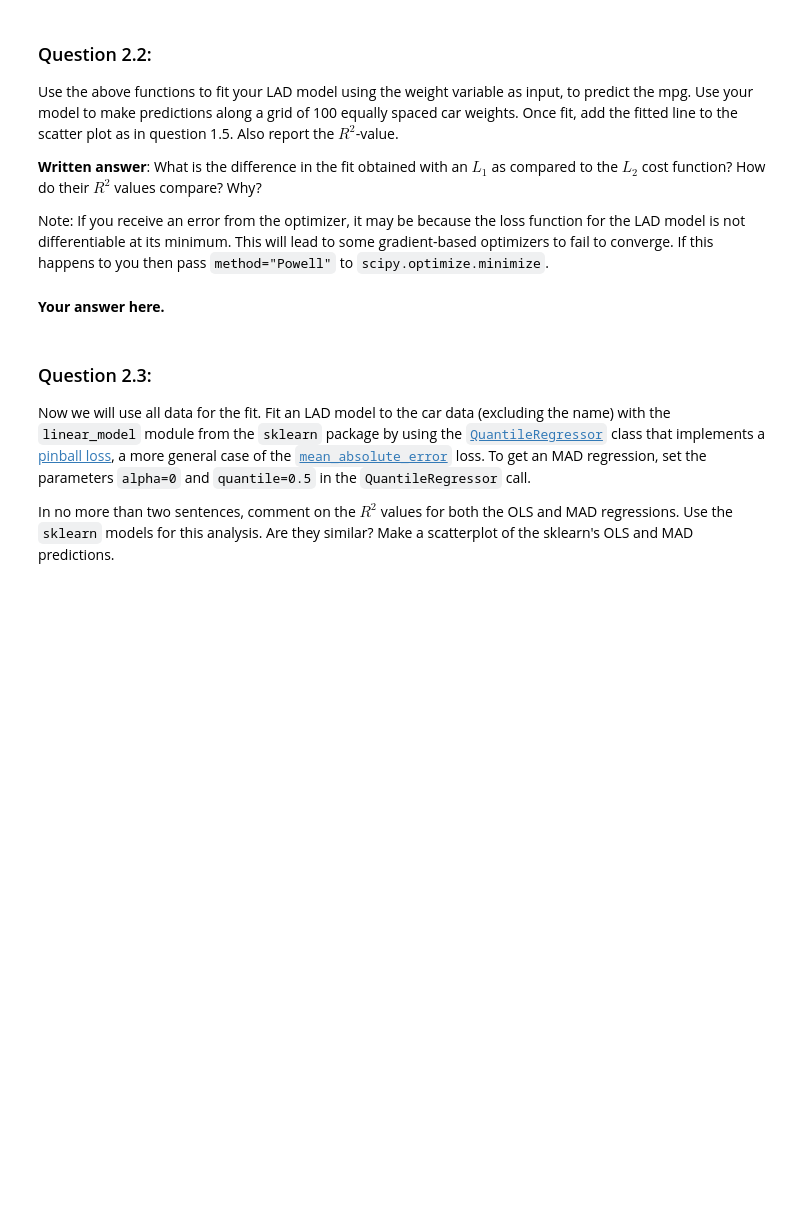
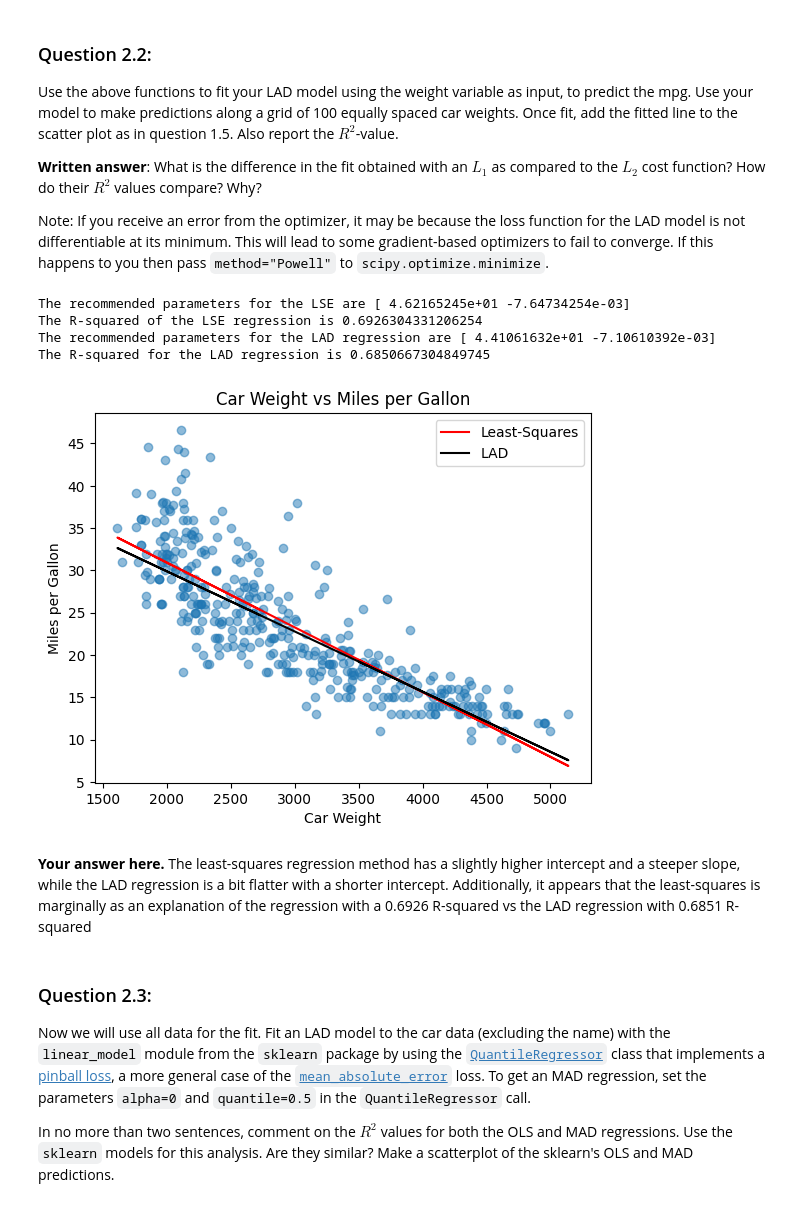
Before and after one commit to andytyuan2/DATASCI-3000, a Jupyter notebook: Assignment_1_Clean.ipynb, the cells around one changed output. Cells and saved outputs as stored; diff of their text form; code cells hidden in the pictures; blank space fills up the shorter version.

```diff
--- a/Assignment_1_Clean.ipynb
+++ b/Assignment_1_Clean.ipynb
@@ -298,0 +297,18 @@ Report the loss and the gradient.
+# %%
+# Your code here
+
+def linearModelLossLAD(beta, X, y):
+    yp = X@beta
+    y_pred = yp.reshape(-1,1)
+    y_real = np.array(y).reshape(-1,1)
+    assert y_real.shape == y_pred.shape
+    loss = np.mean(abs(y_real-y_pred))
+    gradientLAD = -(np.sign(y_real-y_pred).T @ X)/len(y_real)
+    gradientLAD = gradientLAD.flatten()
+    return loss, gradientLAD
+
+X = np.array([[1,0],[1,-1],[1,2]])
+b = np.array([0.1,0.3])
+y = np.array([0,0.4,2])
+
+linearModelLossLAD(beta=np.array([0.1,0.3]), X=np.array([[1,0],[1,-1],[1,2]]), y=np.array([0,0.4,2]))
@@ -310,5 +326,41 @@ Note: If you receive an error from the optimizer, it may be because the loss fun
-# %% [markdown]
-**Your answer here.**
+# %%
+# Your code here
+
+df = pd.read_csv('car_data.csv')
+weight = np.array(df["weight"])
+mpg = np.array(df["MPG"])
+
+fit = linearModelFit(weight, mpg, lossfcn)
+betaslse = fit[0]
+print(f"The recommended parameters for the LSE are {betas}")
+weight_calculation = np.column_stack((np.ones(weight.shape[0]), weight))
+y_hat = weight_calculation @ betas
+print(f"The R-squared of the LSE regression is {fit[1]}")
+
+ladfit = linearModelFit(weight,mpg,linearModelLossLAD)
+betasLAD = ladfit[0]
+print(f"The recommended parameters for the LAD regression are {betasLAD}")
+y_hat_lad = weight_calculation @ betasLAD
+print(f"The R-squared for the LAD regression is {ladfit[1]}")
+
+
+
+plt.scatter(weight, mpg, alpha=0.5)
+plt.plot(weight, y_hat, color = 'r', label='Least-Squares')
+plt.plot(weight, y_hat_lad, color = 'k', label = 'LAD')
+plt.legend()
+plt.xlabel("Car Weight")
+plt.ylabel("Miles per Gallon")
+plt.title("Car Weight vs Miles per Gallon")
+plt.show()
+# %% [output]
+The recommended parameters for the LSE are [ 4.62165245e+01 -7.64734254e-03]
+The R-squared of the LSE regression is 0.6926304331206254
+The recommended parameters for the LAD regression are [ 4.41061632e+01 -7.10610392e-03]
+The R-squared for the LAD regression is 0.6850667304849745
+[figure, added]
+# %% [markdown]
+**Your answer here.** The least-squares regression method has a slightly higher intercept and a steeper slope, while the LAD regression is a bit flatter with a shorter intercept. Additionally, it appears that the least-squares is marginally as an explanation of the regression with a 0.6926 R-squared vs the LAD regression with 0.6851 R-squared
 # %% [markdown]
 ### Question 2.3:
 
```
Also changed, not shown: parts of 16 cells of this notebook.
